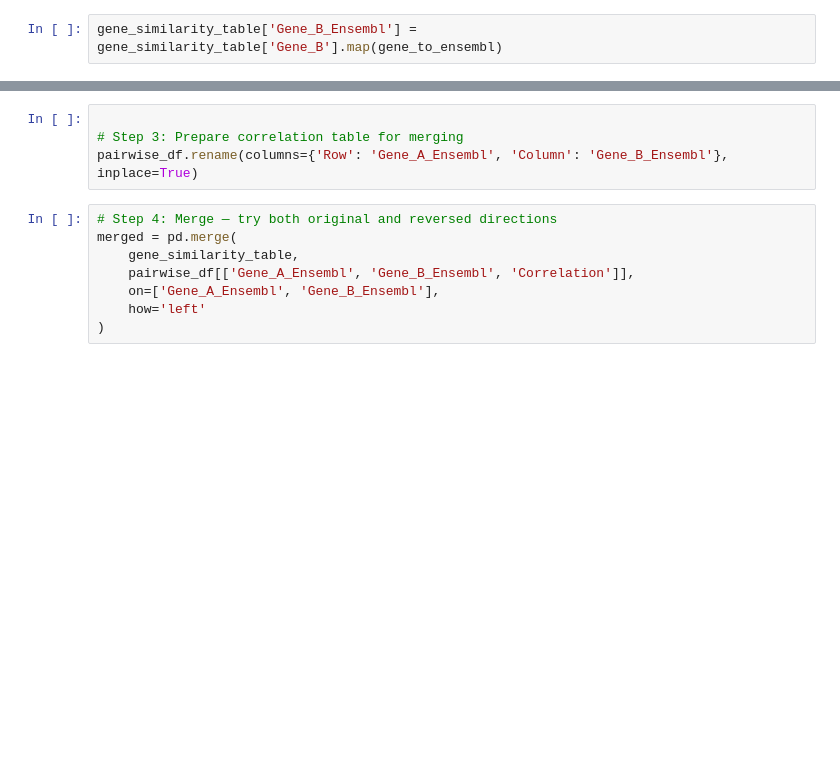
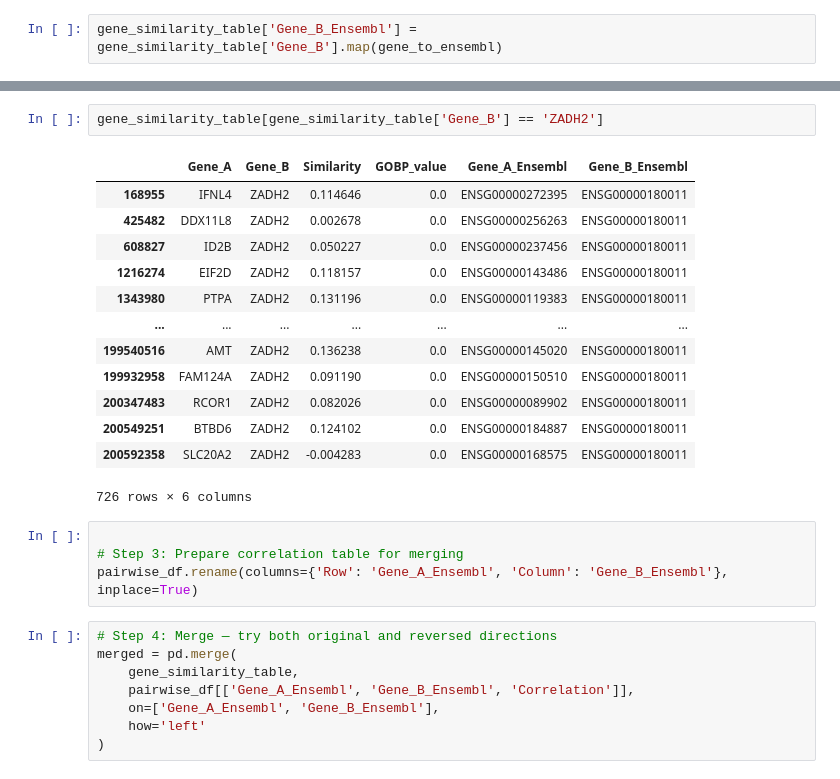
Before and after one commit to briannaflynn/gene_embedding_analysis, a Jupyter notebook: pairwise_correlation_prep.ipynb, the cells around one changed output, grey strips where cells are left out. Saved outputs shown, nothing was run; the diff lists cells and outputs as text; blank space fills up the shorter version.

```diff
--- a/pairwise_correlation_prep.ipynb
+++ b/pairwise_correlation_prep.ipynb
@@ -198,3 +382,19 @@ gene_similarity_table['Gene_B_Ensembl'] = gene_similarity_table['Gene_B'].map(ge
+# %%
+gene_similarity_table[gene_similarity_table['Gene_B'] == 'ZADH2']
+# %% [output]
+|  | Gene_A | Gene_B | Similarity | GOBP_value | Gene_A_Ensembl | Gene_B_Ensembl |
+| 168955 | IFNL4 | ZADH2 | 0.114646 | 0.0 | ENSG00000272395 | ENSG00000180011 |
+| 425482 | DDX11L8 | ZADH2 | 0.002678 | 0.0 | ENSG00000256263 | ENSG00000180011 |
+| 608827 | ID2B | ZADH2 | 0.050227 | 0.0 | ENSG00000237456 | ENSG00000180011 |
+| 1216274 | EIF2D | ZADH2 | 0.118157 | 0.0 | ENSG00000143486 | ENSG00000180011 |
+| 1343980 | PTPA | ZADH2 | 0.131196 | 0.0 | ENSG00000119383 | ENSG00000180011 |
+| ... | ... | ... | ... | ... | ... | ... |
+| 199540516 | AMT | ZADH2 | 0.136238 | 0.0 | ENSG00000145020 | ENSG00000180011 |
+| 199932958 | FAM124A | ZADH2 | 0.091190 | 0.0 | ENSG00000150510 | ENSG00000180011 |
+| 200347483 | RCOR1 | ZADH2 | 0.082026 | 0.0 | ENSG00000089902 | ENSG00000180011 |
+| 200549251 | BTBD6 | ZADH2 | 0.124102 | 0.0 | ENSG00000184887 | ENSG00000180011 |
+| 200592358 | SLC20A2 | ZADH2 | -0.004283 | 0.0 | ENSG00000168575 | ENSG00000180011 |
+726 rows × 6 columns
 # %%
 
 # Step 3: Prepare correlation table for merging
```
Also changed, not shown: parts of 35 cells of this notebook.
